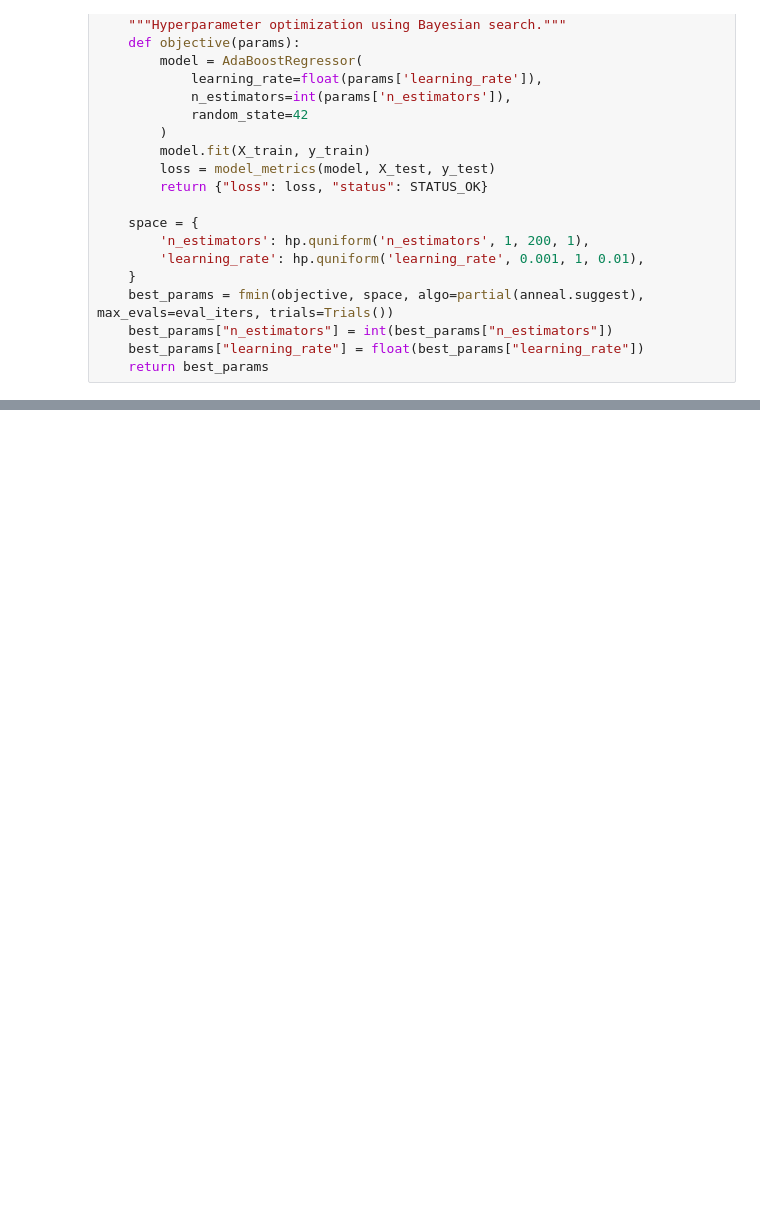
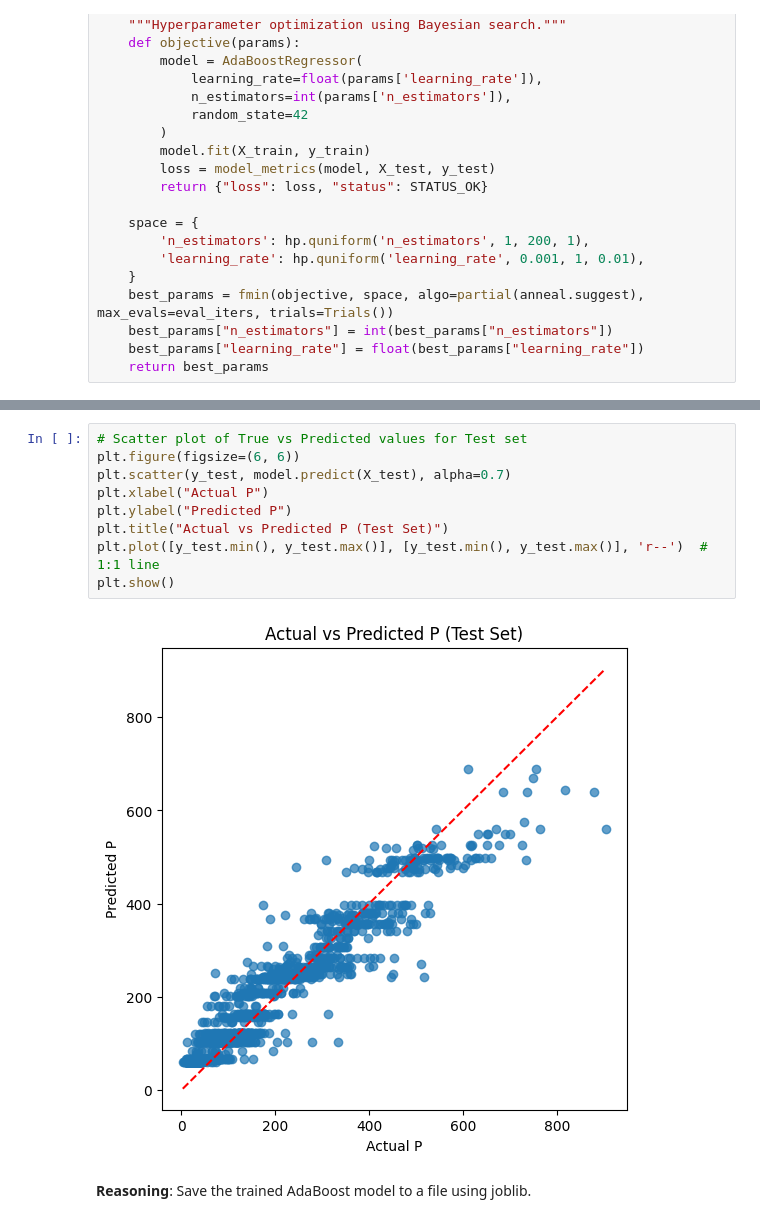
Before and after one commit to iamissifu/mined-tonnes-predictor-Hybrid-models, a Jupyter notebook: ab-boa.ipynb, the cells around one changed output, grey strips where cells are left out. Cells and saved outputs as stored; diff of their text form; blank space fills up the shorter version.

Commit message:
added cells to display scatter plots and save models

```diff
--- a/ab-boa.ipynb
+++ b/ab-boa.ipynb
@@ -100,0 +101,14 @@ BIC_Test: 11078.1015
+# %%
+# Scatter plot of True vs Predicted values for Test set
+plt.figure(figsize=(6, 6))
+plt.scatter(y_test, model.predict(X_test), alpha=0.7)
+plt.xlabel("Actual P")
+plt.ylabel("Predicted P")
+plt.title("Actual vs Predicted P (Test Set)")
+plt.plot([y_test.min(), y_test.max()], [y_test.min(), y_test.max()], 'r--')  # 1:1 line
+plt.show()
+# %% [output]
+[figure, added]
+# %% [markdown]
+**Reasoning**:
+Save the trained AdaBoost model to a file using joblib.
```
Also changed, not shown: parts of 10 cells of this notebook, 5 other files.
